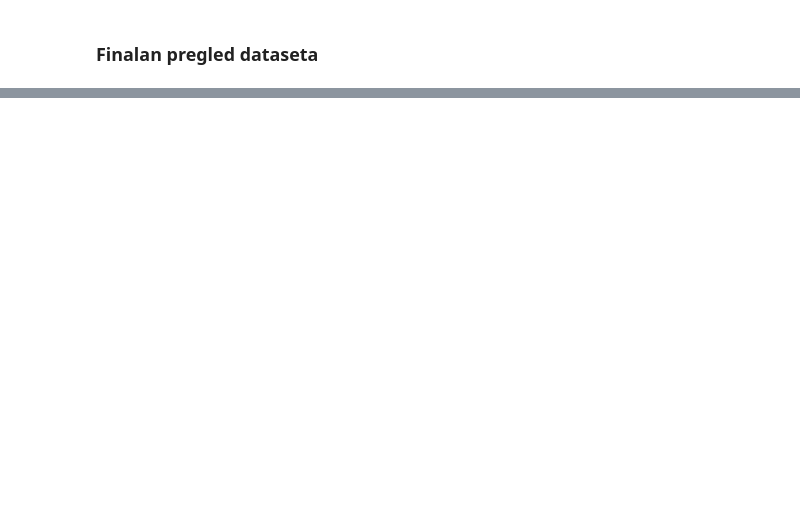
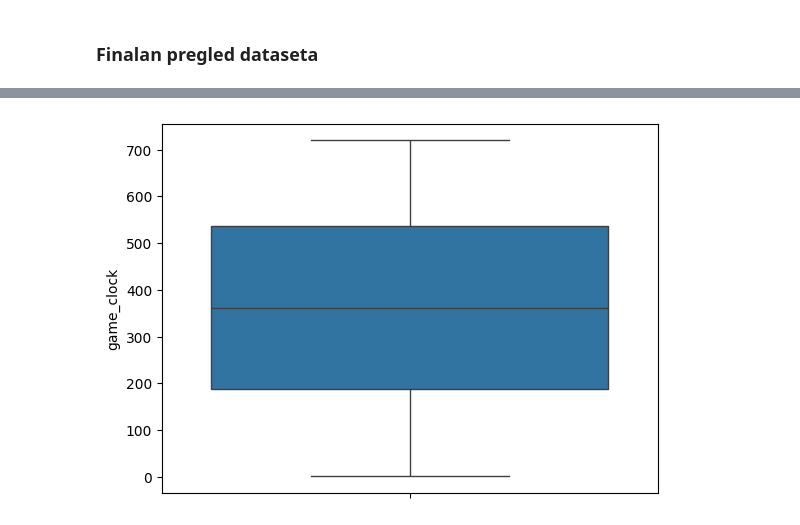
Before and after one commit to Kraljnik1/predicting-nba-shots, a Jupyter notebook: uzop-predicting-nba-shots.ipynb, the cells around one changed output, grey strips where cells are left out. Cells and saved outputs as stored; diff of their text form; code cells hidden in the pictures; blank space fills up the shorter version.

```diff
--- a/uzop-predicting-nba-shots.ipynb
+++ b/uzop-predicting-nba-shots.ipynb
@@ -216,0 +205,2 @@ X
+# %%
+X['game_clock'] = X['game_clock'].apply(lambda x: 60*int(x.split(':')[0]) + int(x.split(':')[1]))
@@ -216,0 +219,5 @@ X
+# %%
+sns.boxplot(X['game_clock'])
+plt.show()
+# %% [output]
+[figure, added]
```
Also changed, not shown: parts of 44 cells of this notebook.
